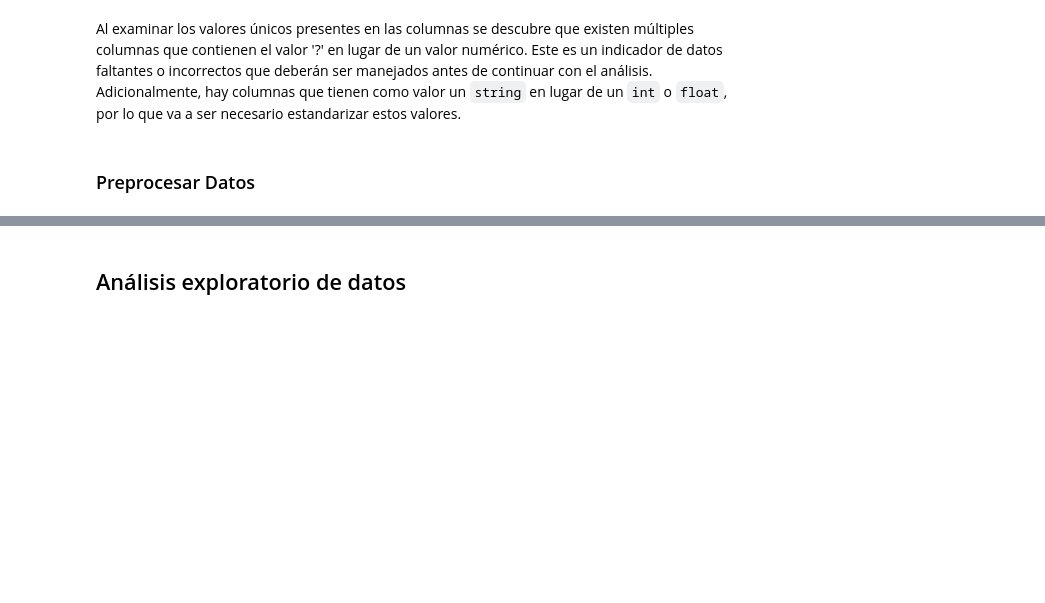
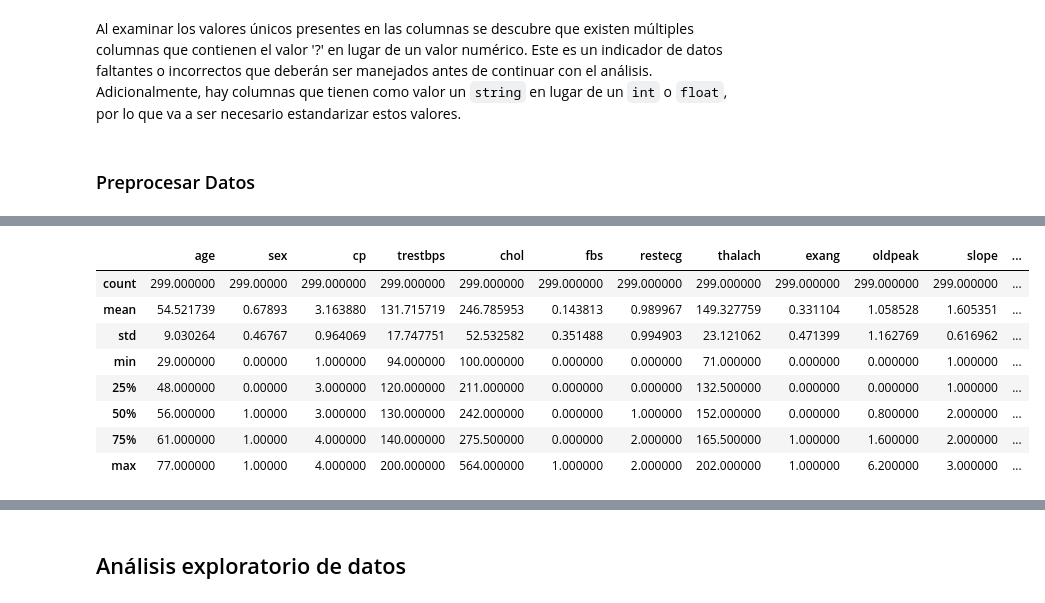
Before and after one commit to ricardogr07/trabajo-final-aprendizaje, a Jupyter notebook: src/Analisis_ML_Workflow.ipynb, the cells around one changed output, grey strips where cells are left out. Saved outputs shown, nothing was run; the diff lists cells and outputs as text; code cells hidden in the pictures; blank space fills up the shorter version.

```diff
--- a/src/Analisis_ML_Workflow.ipynb
+++ b/src/Analisis_ML_Workflow.ipynb
@@ -119,0 +181,16 @@ Adicionalmente, hay columnas que tienen como valor un `string` en lugar de un `i
+# %%
+# Eliminar filas con valores nulos
+df.dropna(inplace=True)
+
+# Estadísticas descriptivas
+df.describe()
+# %% [output]
+|  | age | sex | cp | trestbps | chol | fbs | restecg | thalach | exang | oldpeak | slope | ... |
+| count | 299.000000 | 299.00000 | 299.000000 | 299.000000 | 299.000000 | 299.000000 | 299.000000 | 299.000000 | 299.000000 | 299.000000 | 299.000000 | ... |
+| mean | 54.521739 | 0.67893 | 3.163880 | 131.715719 | 246.785953 | 0.143813 | 0.989967 | 149.327759 | 0.331104 | 1.058528 | 1.605351 | ... |
+| std | 9.030264 | 0.46767 | 0.964069 | 17.747751 | 52.532582 | 0.351488 | 0.994903 | 23.121062 | 0.471399 | 1.162769 | 0.616962 | ... |
+| min | 29.000000 | 0.00000 | 1.000000 | 94.000000 | 100.000000 | 0.000000 | 0.000000 | 71.000000 | 0.000000 | 0.000000 | 1.000000 | ... |
+| 25% | 48.000000 | 0.00000 | 3.000000 | 120.000000 | 211.000000 | 0.000000 | 0.000000 | 132.500000 | 0.000000 | 0.000000 | 1.000000 | ... |
+| 50% | 56.000000 | 1.00000 | 3.000000 | 130.000000 | 242.000000 | 0.000000 | 1.000000 | 152.000000 | 0.000000 | 0.800000 | 2.000000 | ... |
+| 75% | 61.000000 | 1.00000 | 4.000000 | 140.000000 | 275.500000 | 0.000000 | 2.000000 | 165.500000 | 1.000000 | 1.600000 | 2.000000 | ... |
+| max | 77.000000 | 1.00000 | 4.000000 | 200.000000 | 564.000000 | 1.000000 | 2.000000 | 202.000000 | 1.000000 | 6.200000 | 3.000000 | ... |
```
Also changed, not shown: parts of 12 cells of this notebook.
